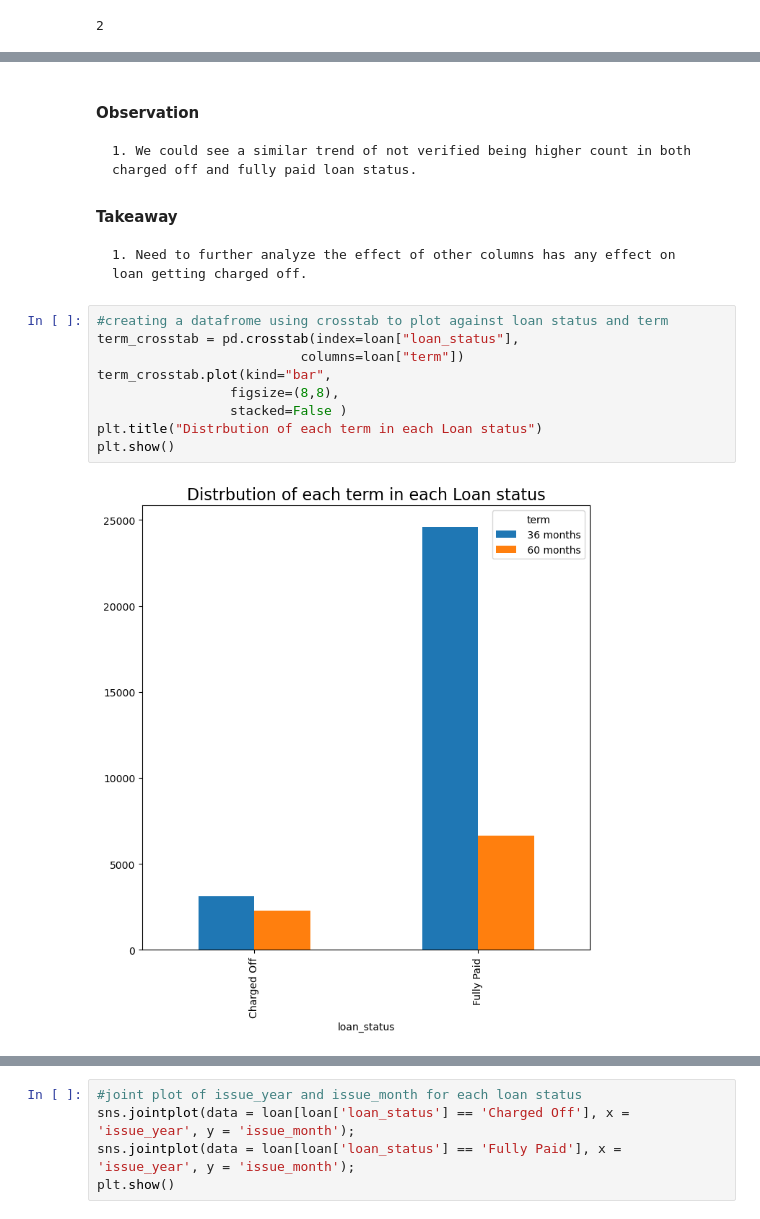
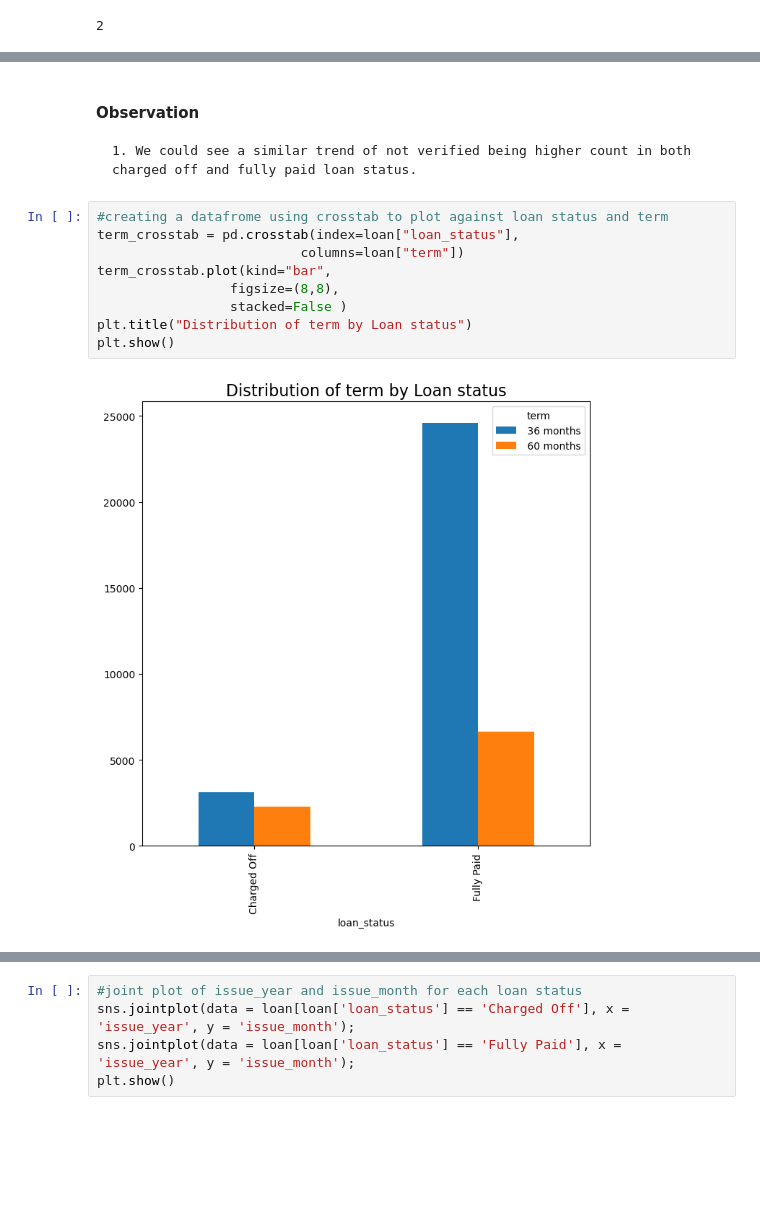
Before and after one commit to bharathsanjai/lending-club-case-study, a Jupyter notebook: bharathveer_ks.ipynb, the cells around one changed output, grey strips where cells are left out. Drawn from its saved outputs; the diff is of its cells as text; blank space fills up the shorter version.

```diff
--- a/bharathveer_ks.ipynb
+++ b/bharathveer_ks.ipynb
@@ -697,19 +682,17 @@ plt.title("Loan status distribution on each verification status")
 plt.show()
 # %% [output]
 [figure]
-# %% [markdown]
-#### Observation
-    1. We could see a similar trend of not verified being higher count in both charged off and fully paid loan status.
-#### Takeaway
-    1. Need to further analyze the effect of other columns has any effect on loan getting charged off.
+# %% [markdown]
+#### Observation
+    1. We could see a similar trend of not verified being higher count in both charged off and fully paid loan status.
 # %%
 #creating a datafrome using crosstab to plot against loan status and term
 term_crosstab = pd.crosstab(index=loan["loan_status"],
                           columns=loan["term"])
 term_crosstab.plot(kind="bar",
                  figsize=(8,8),
                  stacked=False )
-plt.title("Distrbution of each term in each Loan status")
+plt.title("Distribution of term by Loan status")
 plt.show()
 # %% [output]
-[figure, old version]
+[figure, new version]
```
Also changed, not shown: parts of 89 cells of this notebook.
